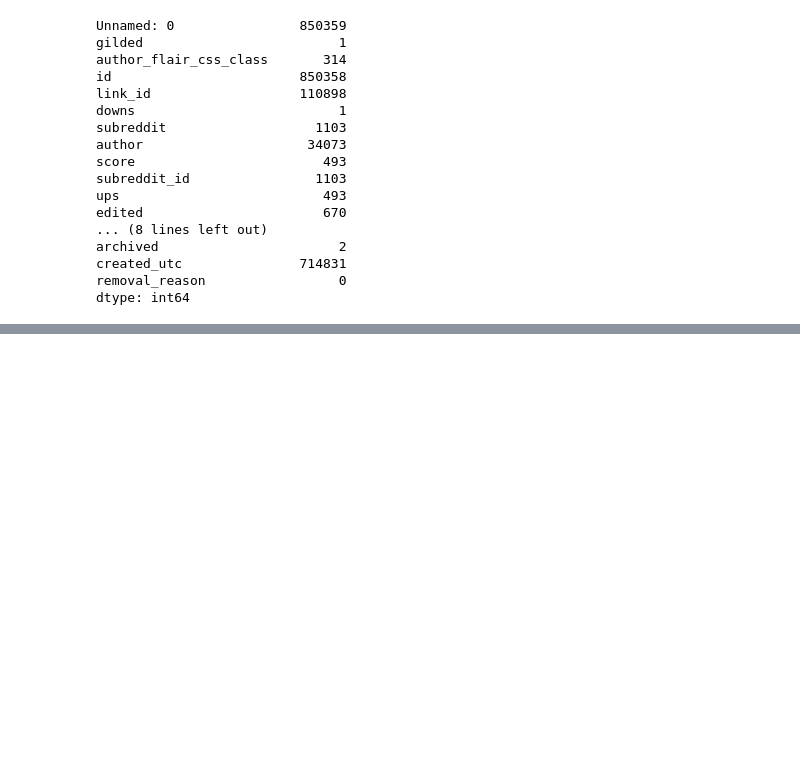
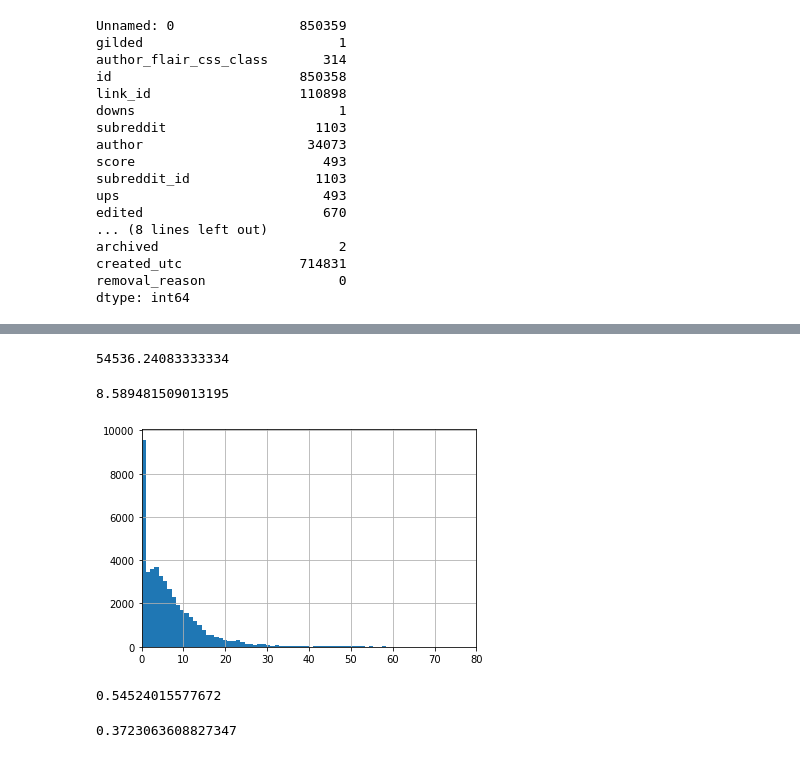
Before and after one commit to Gopinath1911/Reddit_Scores_Prediction, a Jupyter notebook: Reddit_Score_prediction.ipynb, the cells around one changed output, grey strips where cells are left out. Cells and saved outputs as stored; diff of their text form; code cells hidden in the pictures; blank space fills up the shorter version.

```diff
--- a/Reddit_Score_prediction.ipynb
+++ b/Reddit_Score_prediction.ipynb
@@ -94,0 +208,36 @@ df.head(1)
+# %%
+t= (df.retrieved_on - df.created_utc) / 60 / 60
+t.min()
+# %% [output]
+54536.24083333334
+# %%
+df.author_flair_css_class.replace(to_replace=np.NAN, value="None", inplace=True)
+df.author_flair_text.replace(to_replace=np.NAN, value="None", inplace=True)
+# %%
+df["time"]= pd.to_datetime(df.created_utc, unit='s')
+# %%
+df_first_comment = df[['link_id', 'time']].groupby(by=['link_id']).min()
+
+# Create a dictionary of {link_id -> timestamp} pairs
+df_first_comment_dict = df_first_comment.to_dict('index')
+
+# Funct that takes in {link_id, timestamp} pair & returns the time elapsed since the first comment in that link_id.
+def time_lapse(x):
+    return df_first_comment_dict[x]['time']
+
+# Add a column of the time_elapsed from the first comment in a link_id
+df['time_lapse'] = df.time - df.link_id.apply(time_lapse)
+
+# Convert the type of time_lapse back to seconds
+df.time_lapse = df.time_lapse.apply(lambda x: x.total_seconds())
+
+df['hour_of_comment'] = df.time.apply(lambda x: x.hour)
+df['weekday'] = df.time.dt.weekday
+# %%
+len(df.link_id)/len(df.link_id.unique())
+# %% [output]
+8.589481509013195
+# %%
+((df.time_lapse/(60*60)).hist(bins=600).set_xlim(0,80));
+# %% [output]
+[figure, added]
@@ -94,0 +293,4 @@ df.head(1)
+# %%
+sum(df.parent_score != df.parent_score) / len(df.parent_score)
+# %% [output]
+0.54524015577672
@@ -95,3 +319,7 @@ df.head(1)
+# %%
+print(sum(df.comment_tree_root_id == df.name) / len(df.depth))
+# %% [output]
+0.3723063608827347
 # %%
 df.isna().sum()
 # %% [output]
```
Also changed, not shown: parts of 61 cells of this notebook.
